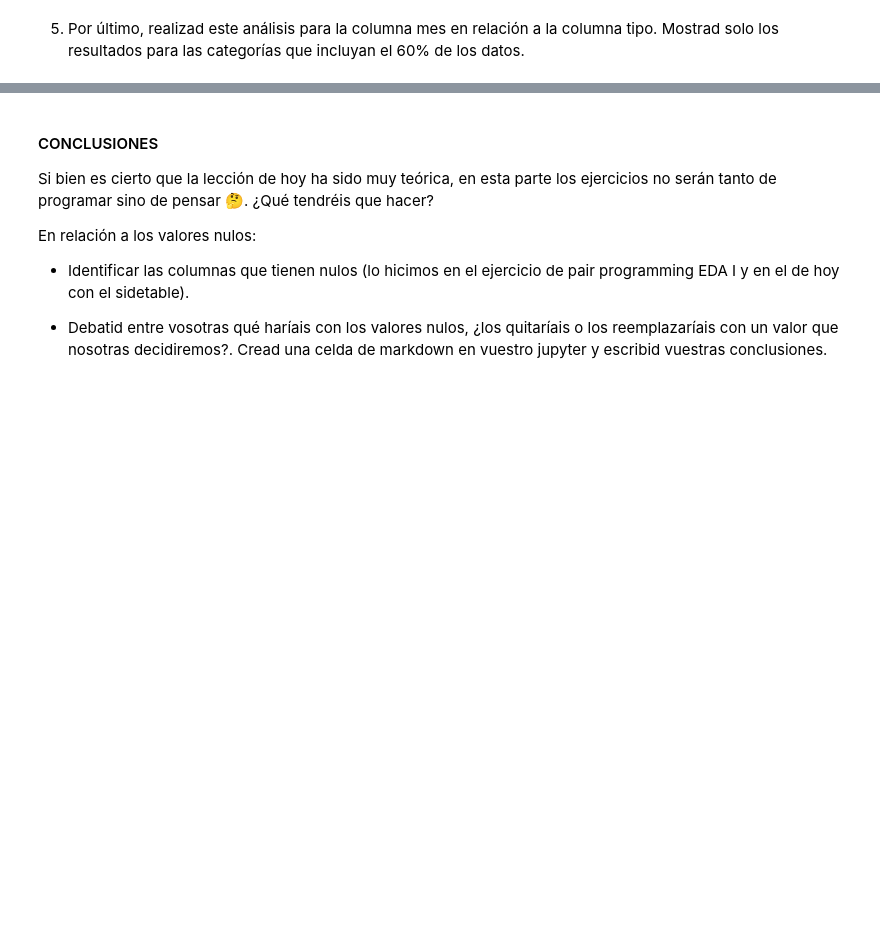
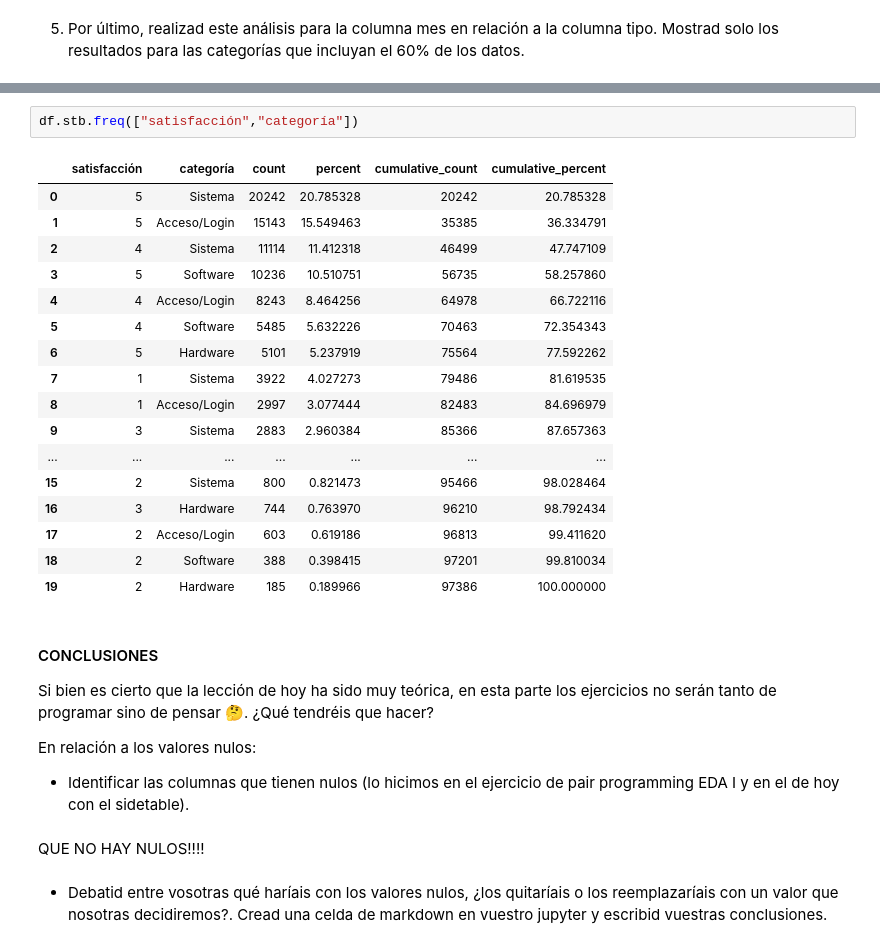
Before and after one commit to Adalab/promo_d_da_modulo2_sprint2_Lorena_AnaBelen, a Jupyter notebook: ejercicio2/pair_programming_EDA2.ipynb, the cells around one changed output, grey strips where cells are left out. Saved outputs shown, nothing was run; the diff lists cells and outputs as text; blank space fills up the shorter version.

```diff
--- a/ejercicio2/pair_programming_EDA2.ipynb
+++ b/ejercicio2/pair_programming_EDA2.ipynb
@@ -41,3 +232,23 @@ Usad la librería sidetable para:
+# %%
+df.stb.freq(["satisfacción","categoría"])
+# %% [output]
+|  | satisfacción | categoría | count | percent | cumulative_count | cumulative_percent |
+| 0 | 5 | Sistema | 20242 | 20.785328 | 20242 | 20.785328 |
+| 1 | 5 | Acceso/Login | 15143 | 15.549463 | 35385 | 36.334791 |
+| 2 | 4 | Sistema | 11114 | 11.412318 | 46499 | 47.747109 |
+| 3 | 5 | Software | 10236 | 10.510751 | 56735 | 58.257860 |
+| 4 | 4 | Acceso/Login | 8243 | 8.464256 | 64978 | 66.722116 |
+| 5 | 4 | Software | 5485 | 5.632226 | 70463 | 72.354343 |
+| 6 | 5 | Hardware | 5101 | 5.237919 | 75564 | 77.592262 |
+| 7 | 1 | Sistema | 3922 | 4.027273 | 79486 | 81.619535 |
+| 8 | 1 | Acceso/Login | 2997 | 3.077444 | 82483 | 84.696979 |
+| 9 | 3 | Sistema | 2883 | 2.960384 | 85366 | 87.657363 |
+| ... | ... | ... | ... | ... | ... | ... |
+| 15 | 2 | Sistema | 800 | 0.821473 | 95466 | 98.028464 |
+| 16 | 3 | Hardware | 744 | 0.763970 | 96210 | 98.792434 |
+| 17 | 2 | Acceso/Login | 603 | 0.619186 | 96813 | 99.411620 |
+| 18 | 2 | Software | 388 | 0.398415 | 97201 | 99.810034 |
+| 19 | 2 | Hardware | 185 | 0.189966 | 97386 | 100.000000 |
 # %% [markdown]
 #### CONCLUSIONES
 
@@ -46,5 +257,8 @@ Si bien es cierto que la lección de hoy ha sido muy teórica, en esta parte los
 En relación a los valores nulos:
 
 - Identificar las columnas que tienen nulos (lo hicimos en el ejercicio de pair programming EDA I y en el de hoy con el sidetable).
-
-- Debatid entre vosotras qué haríais con los valores nulos, ¿los quitaríais o los reemplazaríais con un valor que nosotras decidiremos?. Cread una celda de markdown en vuestro jupyter y escribid vuestras conclusiones.
+# %% [markdown]
+QUE NO HAY NULOS!!!!
+# %% [markdown]
+
+- Debatid entre vosotras qué haríais con los valores nulos, ¿los quitaríais o los reemplazaríais con un valor que nosotras decidiremos?. Cread una celda de markdown en vuestro jupyter y escribid vuestras conclusiones.
```
Also changed, not shown: parts of 22 cells of this notebook, 3 other files.
